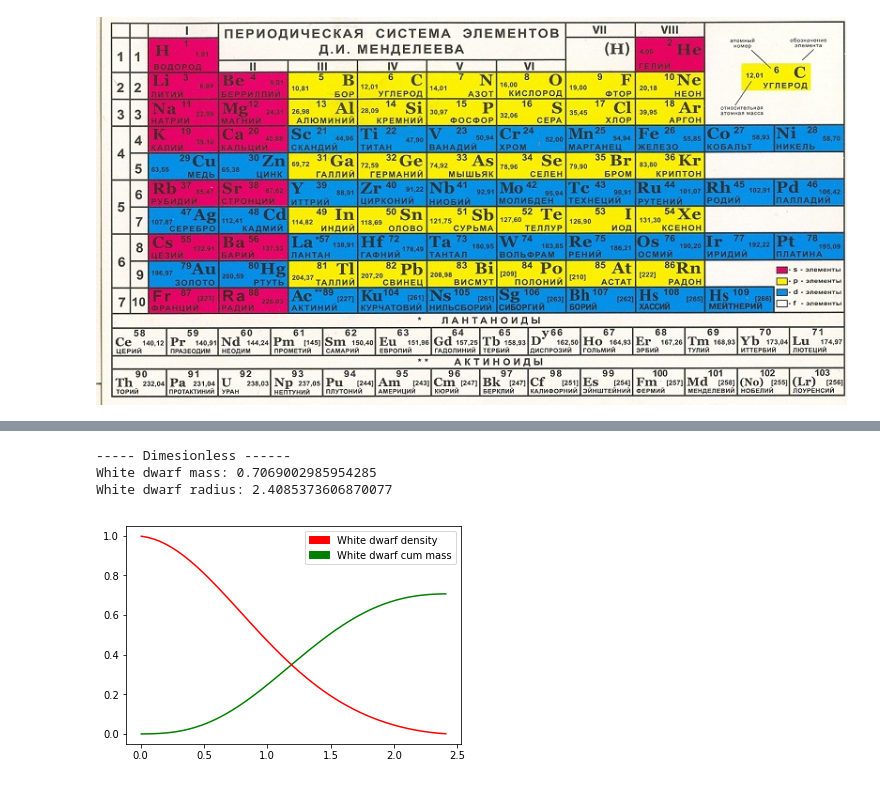
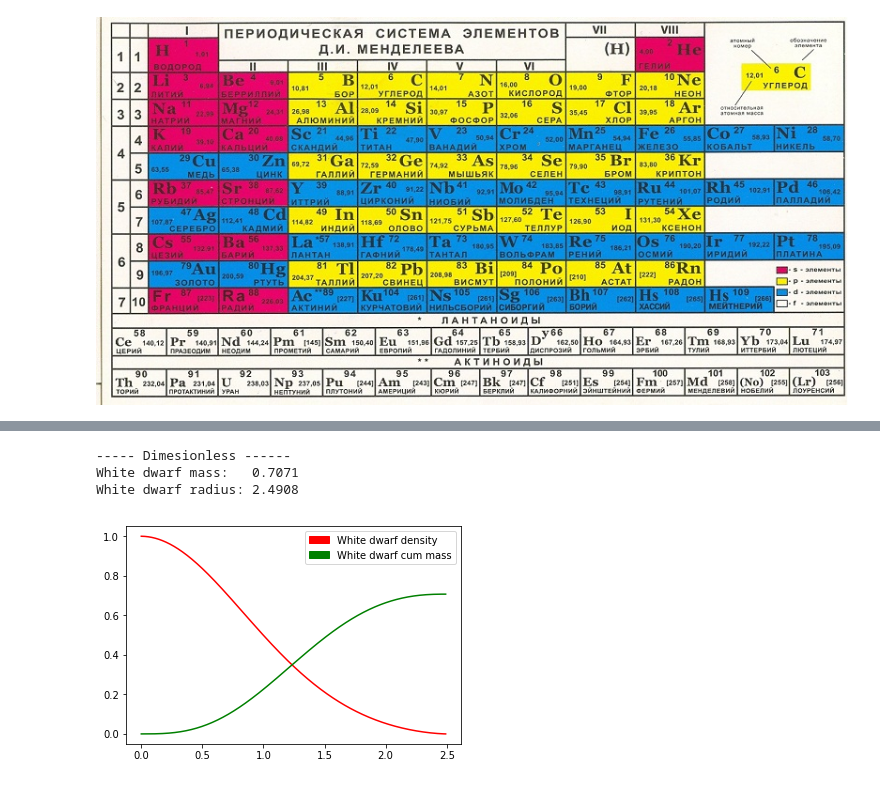
Before and after one commit to zixeljupo/PhysicalModeling, a Jupyter notebook: Notebooks/WhiteDwarfs.ipynb, the cells around one changed output, grey strips where cells are left out. Saved outputs shown, nothing was run; the diff lists cells and outputs as text; code cells hidden in the pictures.

```diff
--- a/Notebooks/WhiteDwarfs.ipynb
+++ b/Notebooks/WhiteDwarfs.ipynb
@@ -110,39 +95,63 @@ def differential_system_stop_condition(t, y):
     po = y[1]
     return po <= 0.0 or np.isnan(po) or np.isnan(m) or np.isinf(po) or np.isinf(m)
 # %%
-# task 1
+def compute_dwarf(d0):
 
-dr = 0.33333*((0.003/dwarf_parameter) ** 0.333333) #  0.001
-r0 = dr / 10.0
-r1 = dr * 1000000
+    dr = (1.0/3.0)*((0.003/d0) ** (1.0/3.0)) * 0.1
+    r0 = dr / 10
+    r1 = dr * 1000000
 
-m_r0 = dwarf_parameter/3.0*(r0 ** 3)
-po_r0 = dwarf_parameter - (dwarf_parameter ** 2)*(r0 ** 2) / (6.0*gamma(np.power(dwarf_parameter, 1.0/3.0)))
-y_r0 = np.array([m_r0, po_r0], dtype=np.float32)
+    m_r0 = d0*(r0 ** 3) / 3.0
+    po_r0 = d0 - (d0 ** 2)*(r0 ** 2) / (6.0*gamma(np.power(d0, 1.0/3.0)))
+    y_r0 = np.array([m_r0, po_r0], dtype=np.float32)
 
-dwarf_solution = differential_solver(f=differential_system_function,
-                                     t0=r0, y0=y_r0, t1=r1, dt=dr,
-                                     step_fn=runge_kutta_step,
-                                     stop_condition=differential_system_stop_condition)
+    dwarf_solution = differential_solver(f=differential_system_function,
+                                         t0=r0, y0=y_r0, t1=r1, dt=dr,
+                                         step_fn=runge_kutta_step,
+                                         stop_condition=differential_system_stop_condition)
 
-steps_count = np.shape(dwarf_solution)[0]
-r = r0 + np.arange(steps_count)*dr
+    steps_count = np.shape(dwarf_solution)[0]
+    r = r0 + np.arange(steps_count)*dr
+    m = dwarf_solution[:, 0]
+    po = dwarf_solution[:, 1]
 
-print("----- Dimesionless ------")
-print("White dwarf mass: {}".format(dwarf_solution[-1, 0]))
-print("White dwarf radius: {}".format(r0 + (steps_count - 1)*dr))
+    return r, m, po
 
-red_patch = mpatches.Patch(color='red', label='White dwarf density')
-green_patch = mpatches.Patch(color='green', label='White dwarf cum mass')
-plt.legend(handles=[red_patch, green_patch])
-plt.plot(r, dwarf_solution[:, 0], 'g')
-plt.plot(r, dwarf_solution[:, 1], 'r')
-plt.show()
+
+def compute_dwarfs(dimensionless_center_density_array):
+
+    radius_array = []
+    mass_array = []
+    density_array = []
+
+    for d0 in dimensionless_center_density_array:
+        r, m, po = compute_dwarf(d0)
+        radius_array.append(r)
+        mass_array.append(m)
+        density_array.append(po)
+
+    return radius_array, mass_array, density_array
-# %% [output]
------ Dimesionless ------
-White dwarf mass: 0.7069002985954285
-White dwarf radius: 2.4085373606870077
-[figure, removed]
+# %%
+# task 1
+
+dwarf_parameter = 1.0 #  set this parameter
+r, m, po = compute_dwarf(dwarf_parameter)
+
+print("----- Dimesionless ------")
+print("White dwarf mass:   {:.4f}".format(m[-1]))
+print("White dwarf radius: {:.4f}".format(r[-1]))
+
+red_patch   = mpatches.Patch(color='red',   label='White dwarf density')
+green_patch = mpatches.Patch(color='green', label='White dwarf cum mass')
+plt.legend(handles=[red_patch, green_patch])
+plt.plot(r, po, 'r')
+plt.plot(r, m,  'g')
+plt.show()
+# %% [output]
+----- Dimesionless ------
+White dwarf mass:   0.7071
+White dwarf radius: 2.4908
+[figure, added]
 # %%
 def compute_dwarf(d0):
 
```
Also changed, not shown: parts of 11 cells of this notebook.
